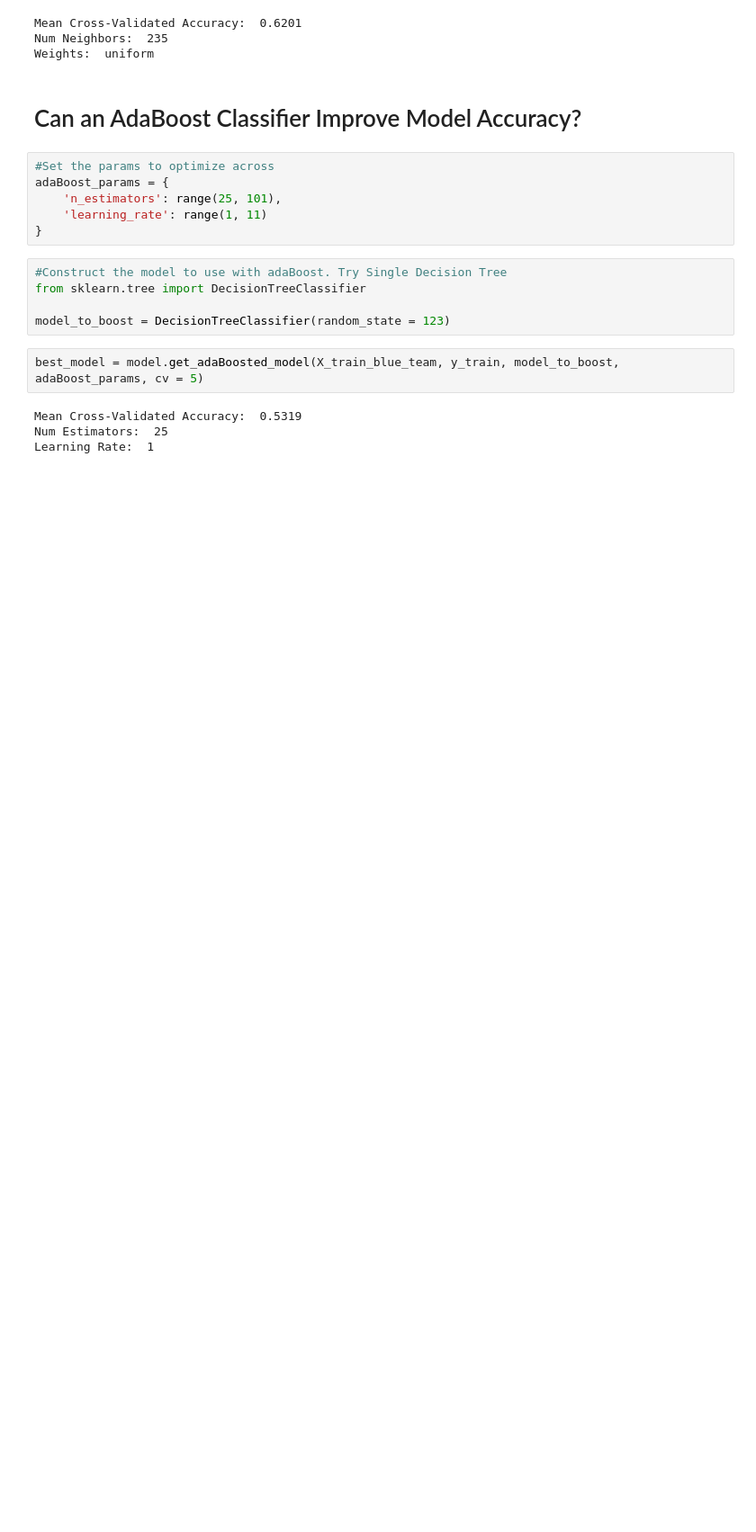
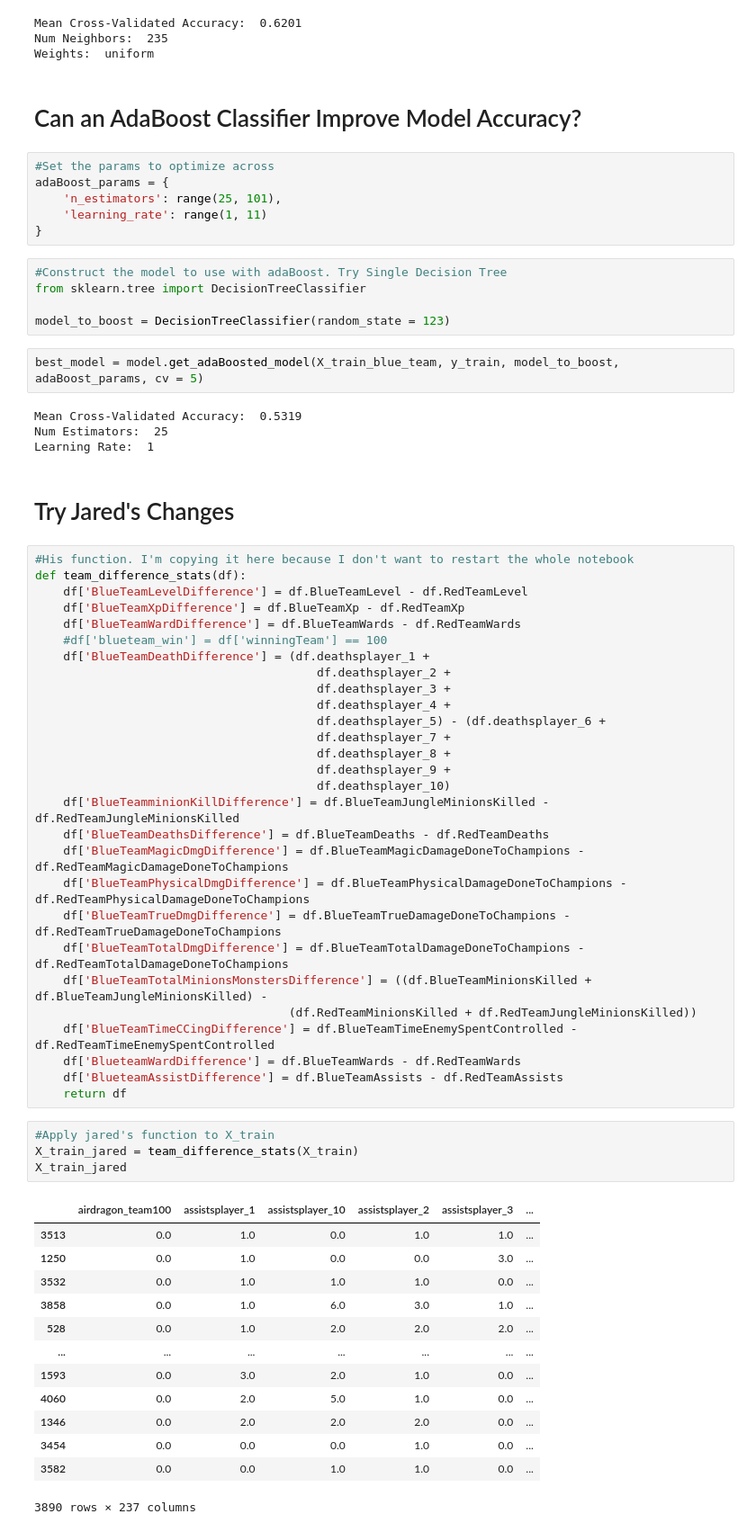
Before and after one commit to codeup-germain/Esports-Analysis, a Jupyter notebook: smith/model_new_data.ipynb, the cells around one changed output. Shown at 90% size. Saved outputs shown, nothing was run; the diff lists cells and outputs as text; blank space fills up the shorter version.

```diff
--- a/smith/model_new_data.ipynb
+++ b/smith/model_new_data.ipynb
@@ -542,3 +542,51 @@ best_model = model.get_adaBoosted_model(X_train_blue_team, y_train, model_to_boo
 Mean Cross-Validated Accuracy:  0.5319
 Num Estimators:  25
 Learning Rate:  1
+# %% [markdown]
+# Try Jared's Changes
+# %%
+#His function. I'm copying it here because I don't want to restart the whole notebook
+def team_difference_stats(df):
+    df['BlueTeamLevelDifference'] = df.BlueTeamLevel - df.RedTeamLevel
+    df['BlueTeamXpDifference'] = df.BlueTeamXp - df.RedTeamXp
+    df['BlueTeamWardDifference'] = df.BlueTeamWards - df.RedTeamWards
+    #df['blueteam_win'] = df['winningTeam'] == 100
+    df['BlueTeamDeathDifference'] = (df.deathsplayer_1 +
+                                        df.deathsplayer_2 +
+                                        df.deathsplayer_3 +
+                                        df.deathsplayer_4 +
+                                        df.deathsplayer_5) - (df.deathsplayer_6 +
+                                        df.deathsplayer_7 +
+                                        df.deathsplayer_8 +
+                                        df.deathsplayer_9 +
+                                        df.deathsplayer_10)
+    df['BlueTeamminionKillDifference'] = df.BlueTeamJungleMinionsKilled - df.RedTeamJungleMinionsKilled
+    df['BlueTeamDeathsDifference'] = df.BlueTeamDeaths - df.RedTeamDeaths
+    df['BlueTeamMagicDmgDifference'] = df.BlueTeamMagicDamageDoneToChampions - df.RedTeamMagicDamageDoneToChampions
+    df['BlueTeamPhysicalDmgDifference'] = df.BlueTeamPhysicalDamageDoneToChampions - df.RedTeamPhysicalDamageDoneToChampions
+    df['BlueTeamTrueDmgDifference'] = df.BlueTeamTrueDamageDoneToChampions - df.RedTeamTrueDamageDoneToChampions
+    df['BlueTeamTotalDmgDifference'] = df.BlueTeamTotalDamageDoneToChampions - df.RedTeamTotalDamageDoneToChampions
+    df['BlueTeamTotalMinionsMonstersDifference'] = ((df.BlueTeamMinionsKilled + df.BlueTeamJungleMinionsKilled) -
+                                    (df.RedTeamMinionsKilled + df.RedTeamJungleMinionsKilled))
+    df['BlueTeamTimeCCingDifference'] = df.BlueTeamTimeEnemySpentControlled - df.RedTeamTimeEnemySpentControlled
+    df['BlueteamWardDifference'] = df.BlueTeamWards - df.RedTeamWards
+    df['BlueteamAssistDifference'] = df.BlueTeamAssists - df.RedTeamAssists
+    return df
+# %%
+#Apply jared's function to X_train
+X_train_jared = team_difference_stats(X_train)
+X_train_jared
+# %% [output]
+|  | airdragon_team100 | assistsplayer_1 | assistsplayer_10 | assistsplayer_2 | assistsplayer_3 | ... |
+| 3513 | 0.0 | 1.0 | 0.0 | 1.0 | 1.0 | ... |
+| 1250 | 0.0 | 1.0 | 0.0 | 0.0 | 3.0 | ... |
+| 3532 | 0.0 | 1.0 | 1.0 | 1.0 | 0.0 | ... |
+| 3858 | 0.0 | 1.0 | 6.0 | 3.0 | 1.0 | ... |
+| 528 | 0.0 | 1.0 | 2.0 | 2.0 | 2.0 | ... |
+| ... | ... | ... | ... | ... | ... | ... |
+| 1593 | 0.0 | 3.0 | 2.0 | 1.0 | 0.0 | ... |
+| 4060 | 0.0 | 2.0 | 5.0 | 1.0 | 0.0 | ... |
+| 1346 | 0.0 | 2.0 | 2.0 | 2.0 | 0.0 | ... |
+| 3454 | 0.0 | 0.0 | 0.0 | 1.0 | 0.0 | ... |
+| 3582 | 0.0 | 0.0 | 1.0 | 1.0 | 0.0 | ... |
+3890 rows × 237 columns
```
Also changed, not shown: parts of 2 cells of this notebook, 5 other files.
